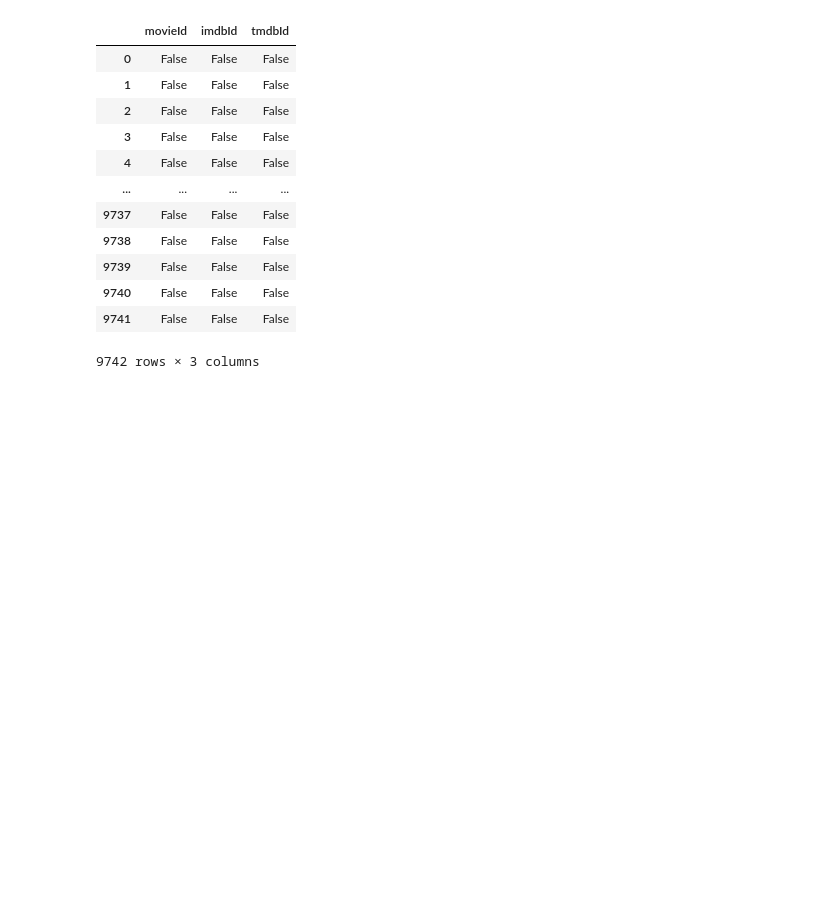
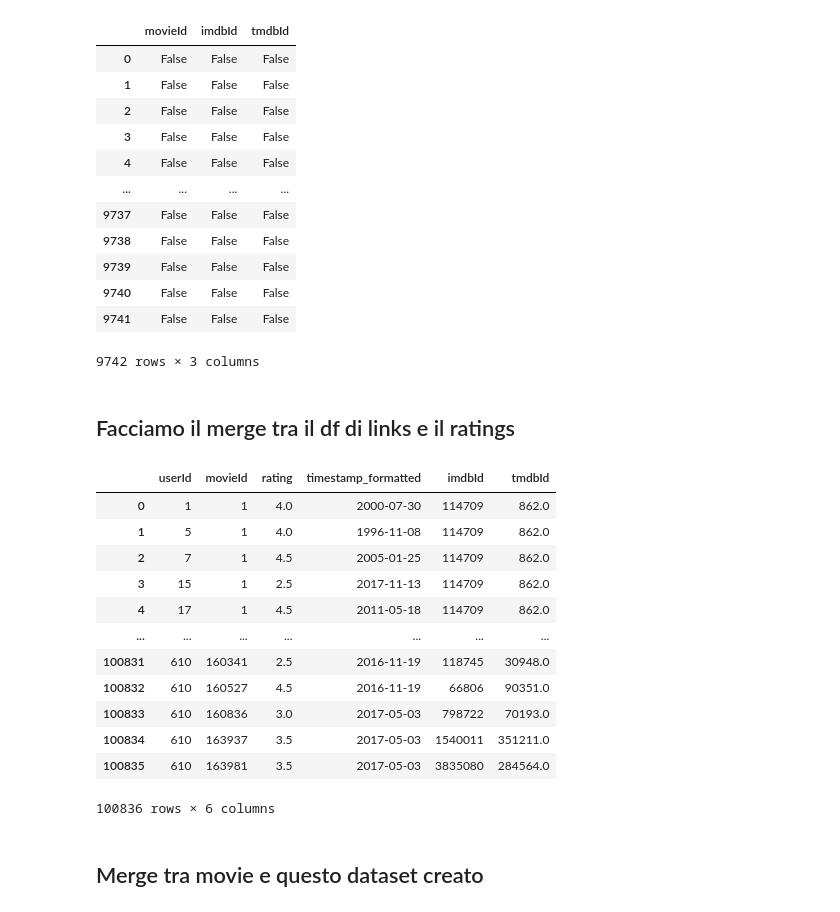
Before and after one commit to Rdm-Nico/BDTA, a Jupyter notebook: Esercitazioni/Esercitazione_Pandas.ipynb, the cells around one changed output. Saved outputs shown, nothing was run; the diff lists cells and outputs as text; code cells hidden in the pictures; blank space fills up the shorter version.

```diff
--- a/Esercitazioni/Esercitazione_Pandas.ipynb
+++ b/Esercitazioni/Esercitazione_Pandas.ipynb
@@ -53,0 +73,4 @@ numpy.int32
+# %%
+def format_timestamp(timestamp):
+    dt_object = datetime.datetime.utcfromtimestamp(timestamp)
+    return dt_object.strftime('%Y-%m-%d')
@@ -53,0 +92,2 @@ numpy.int32
+# %%
+df_ratings['timestamp_formatted'] = df_ratings['timestamp'].apply(format_timestamp)
@@ -54,3 +112,5 @@ numpy.int32
+# %%
+df_ratings = df_ratings.drop('timestamp',axis=1)
 # %%
 df_links
 # %% [output]
@@ -83,3 +143,25 @@ pd.isna(df_links) # controlla se sono presenti dei valori nulli nel DataFrame
 | 9740 | False | False | False |
 | 9741 | False | False | False |
 9742 rows × 3 columns
+# %% [markdown]
+## Facciamo il merge tra il df di links e il ratings
+# %%
+df_rating_and_links = pd.merge(left=df_ratings,right=df_links,on='movieId')
+# %%
+df_rating_and_links
+# %% [output]
+|  | userId | movieId | rating | timestamp_formatted | imdbId | tmdbId |
+| 0 | 1 | 1 | 4.0 | 2000-07-30 | 114709 | 862.0 |
+| 1 | 5 | 1 | 4.0 | 1996-11-08 | 114709 | 862.0 |
+| 2 | 7 | 1 | 4.5 | 2005-01-25 | 114709 | 862.0 |
+| 3 | 15 | 1 | 2.5 | 2017-11-13 | 114709 | 862.0 |
+| 4 | 17 | 1 | 4.5 | 2011-05-18 | 114709 | 862.0 |
+| ... | ... | ... | ... | ... | ... | ... |
+| 100831 | 610 | 160341 | 2.5 | 2016-11-19 | 118745 | 30948.0 |
+| 100832 | 610 | 160527 | 4.5 | 2016-11-19 | 66806 | 90351.0 |
+| 100833 | 610 | 160836 | 3.0 | 2017-05-03 | 798722 | 70193.0 |
+| 100834 | 610 | 163937 | 3.5 | 2017-05-03 | 1540011 | 351211.0 |
+| 100835 | 610 | 163981 | 3.5 | 2017-05-03 | 3835080 | 284564.0 |
+100836 rows × 6 columns
+# %% [markdown]
+## Merge tra movie e questo dataset creato
```
Also changed, not shown: parts of 19 cells of this notebook.
